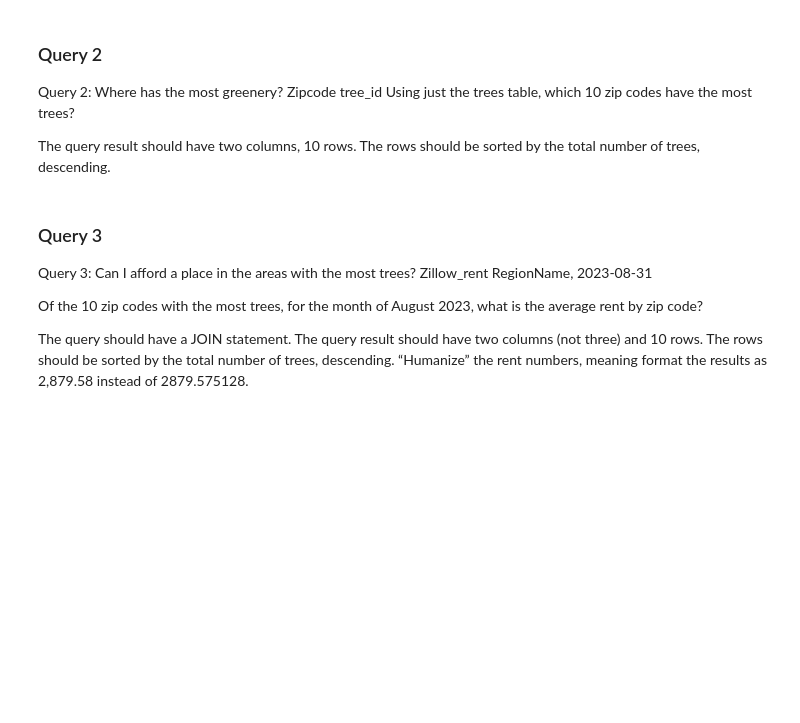
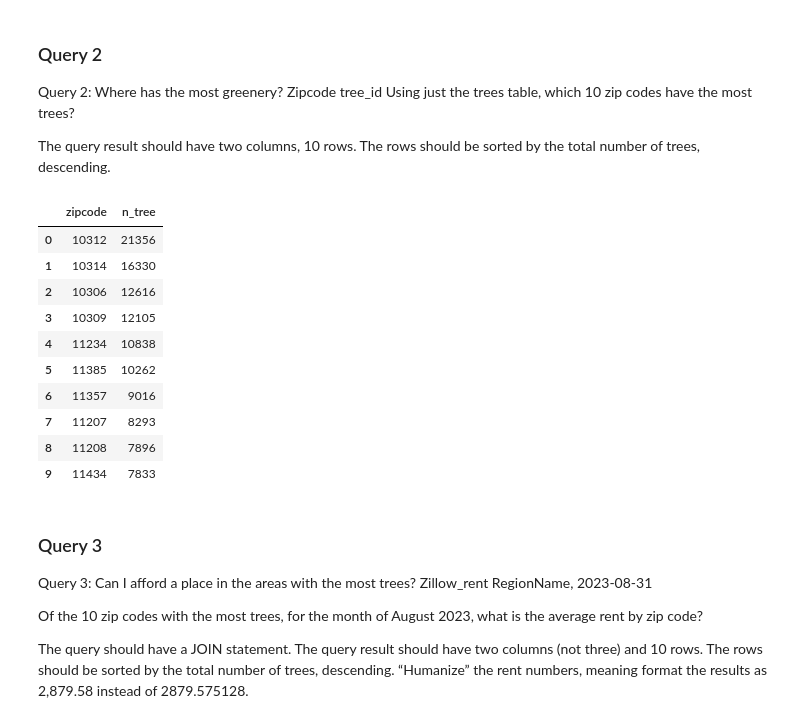
Before and after one commit to Yawenislearning/project-group28, a Jupyter notebook: project_code.ipynb, the cells around one changed output. Drawn from its saved outputs; the diff is of its cells as text; code cells hidden in the pictures; blank space fills up the shorter version.

Commit message:
Add query2

```diff
--- a/project_code.ipynb
+++ b/project_code.ipynb
@@ -650,9 +655,20 @@ QUERY_2 = """
 write_query_to_file(QUERY_2, QUERY_2_FILENAME)
 # %%
-with engine.connect() as conn:
-    result = conn.execute(db.text(QUERY_2))
-    for row in result:
-        print(row)
+engine = create_engine(DB_URL)
+df = pd.read_sql_query(QUERY_2, con=engine)
+df
+# %% [output]
+|  | zipcode | n_tree |
+| 0 | 10312 | 21356 |
+| 1 | 10314 | 16330 |
+| 2 | 10306 | 12616 |
+| 3 | 10309 | 12105 |
+| 4 | 11234 | 10838 |
+| 5 | 11385 | 10262 |
+| 6 | 11357 | 9016 |
+| 7 | 11207 | 8293 |
+| 8 | 11208 | 7896 |
+| 9 | 11434 | 7833 |
 # %% [markdown]
 ### Query 3
 
```
Also changed, not shown: parts of 1 cell of this notebook.
